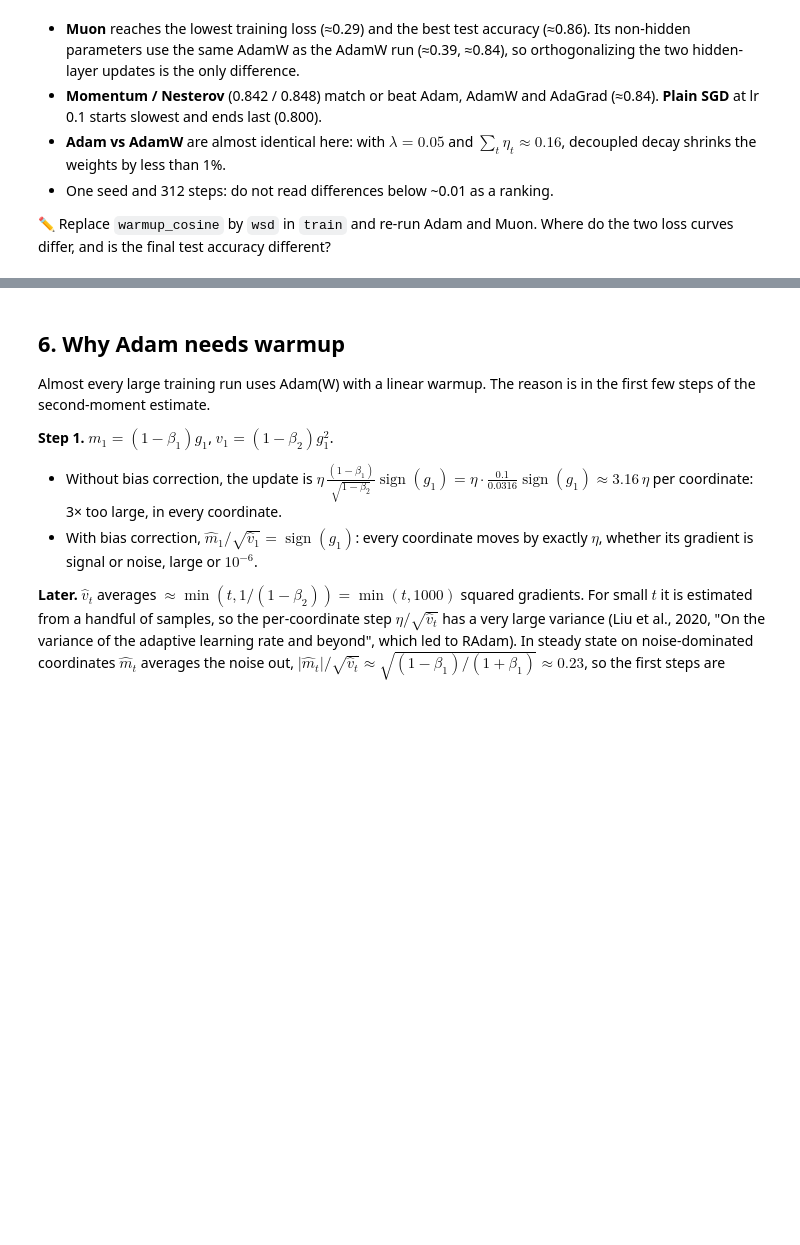
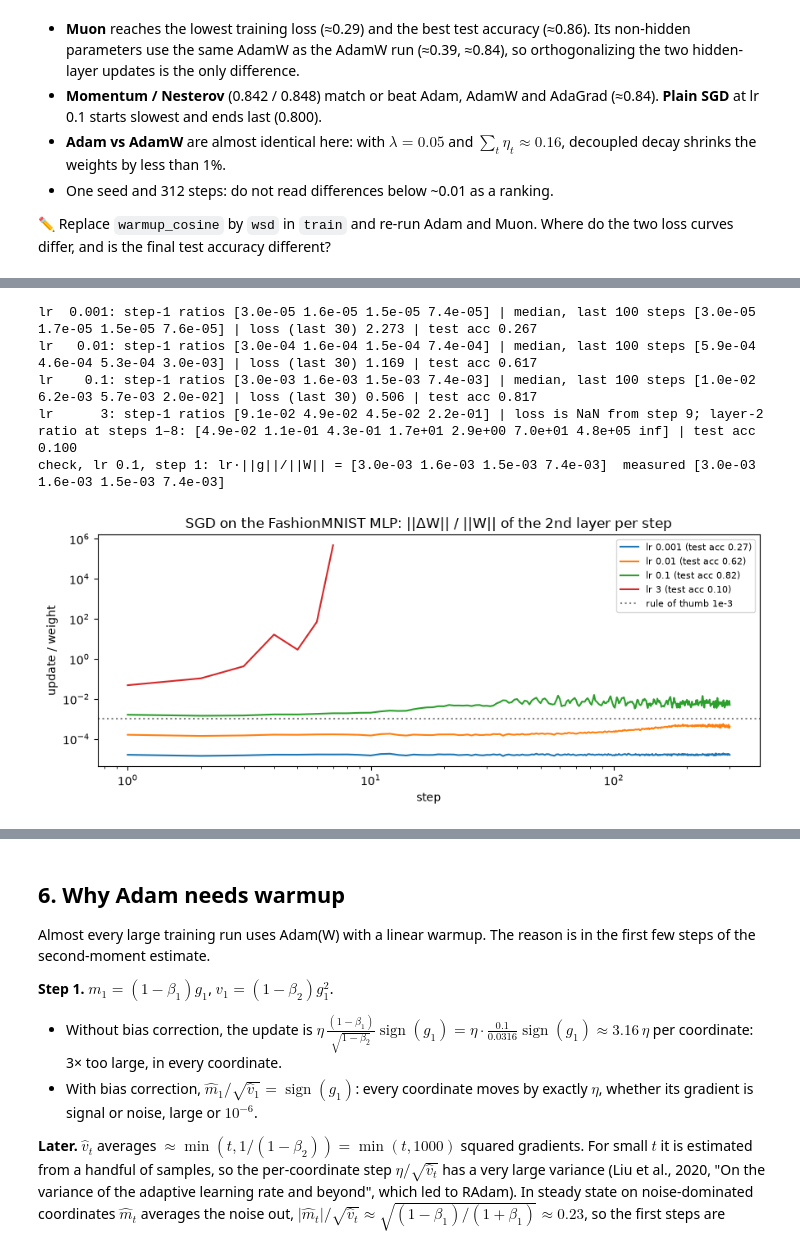
Before and after one commit to idansc/dl-course-2026, a Jupyter notebook: tutorials/solutions/T01b_optimizers.ipynb, the cells around one changed output, grey strips where cells are left out. Saved outputs shown, nothing was run; the diff lists cells and outputs as text; code cells hidden in the pictures; blank space fills up the shorter version.

Commit message:
Practical notes in T01/T01b/T02: reverse-mode cost, initial loss, update ratio, random search, transposed conv, dead ReLUs

```diff
--- a/tutorials/solutions/T01b_optimizers.ipynb
+++ b/tutorials/solutions/T01b_optimizers.ipynb
@@ -611,0 +616,50 @@ plt.tight_layout(); plt.show()
+# %%
+def ratio_run(lr, steps=300, seed=0):
+    torch.manual_seed(seed)
+    net = make_mlp()
+    opt = MySGD(net.parameters(), lr=lr)
+    Ws = [m.weight for m in net if isinstance(m, nn.Linear)]
+    gen, ratios, losses = torch.Generator().manual_seed(seed), [], []
+    for _ in range(steps):
+        bi = torch.randint(0, N_TRAIN, (BS,), generator=gen).to(device)
+        loss = F.cross_entropy(net(Xtr[bi]), ytr[bi])
+        opt.zero_grad(); loss.backward()
+        before = [W.detach().clone() for W in Ws]
+        opt.step()
+        ratios.append([((W.detach() - W0).norm() / W0.norm()).item() for W, W0 in zip(Ws, before)])
+        losses.append(loss.item())
+    with torch.no_grad():
+        acc = (net(Xte).argmax(1) == yte).float().mean().item()
+    return np.array(ratios), np.array(losses), acc
+
+ratio_res = {lr: ratio_run(lr) for lr in [1e-3, 1e-2, 1e-1, 3.0]}
+fmt = {"float": lambda v: f"{v:.1e}"}
+for lr, (r, l, acc) in ratio_res.items():
+    bad = np.flatnonzero(~np.isfinite(l))
+    tail = (f"median, last 100 steps {np.array2string(np.median(r[-100:], 0), formatter=fmt)} | loss (last 30) {np.mean(l[-30:]):.3f}"
+            if len(bad) == 0 else f"loss is NaN from step {bad[0] + 1}; layer-2 ratio at steps 1–{bad[0]}: {np.array2string(r[:bad[0], 1], formatter=fmt)}")
+    print(f"lr {lr:6g}: step-1 ratios {np.array2string(r[0], formatter=fmt)} | {tail} | test acc {acc:.3f}")
+
+# check: plain SGD moves W by exactly −lr·grad, so at step 1 the ratio is lr·||grad||/||W|| (same first batch)
+torch.manual_seed(0); net_c = make_mlp()
+bi = torch.randint(0, N_TRAIN, (BS,), generator=torch.Generator().manual_seed(0)).to(device)
+F.cross_entropy(net_c(Xtr[bi]), ytr[bi]).backward()
+pred = [(0.1 * m.weight.grad.norm() / m.weight.norm()).item() for m in net_c if isinstance(m, nn.Linear)]
+print("check, lr 0.1, step 1: lr·||g||/||W|| =", np.array2string(np.array(pred), formatter=fmt),
+      " measured", np.array2string(ratio_res[0.1][0][0], formatter=fmt))
+assert np.allclose(pred, ratio_res[0.1][0][0], rtol=1e-3)
+
+fig, ax = plt.subplots(figsize=(9, 3.8))
+for i, (lr, (r, l, acc)) in enumerate(ratio_res.items()):
+    ax.plot(np.arange(1, len(r) + 1), r[:, 1], color=f"C{i}", label=f"lr {lr:g} (test acc {acc:.2f})")
+ax.axhline(1e-3, color="gray", ls=":", label="rule of thumb 1e-3")
+ax.set(title="SGD on the FashionMNIST MLP: ||ΔW|| / ||W|| of the 2nd layer per step", xlabel="step", ylabel="update / weight",
+       yscale="log", xscale="log")
+ax.legend(fontsize=8); plt.tight_layout(); plt.show()
+# %% [output]
+lr  0.001: step-1 ratios [3.0e-05 1.6e-05 1.5e-05 7.4e-05] | median, last 100 steps [3.0e-05 1.7e-05 1.5e-05 7.6e-05] | loss (last 30) 2.273 | test acc 0.267
+lr   0.01: step-1 ratios [3.0e-04 1.6e-04 1.5e-04 7.4e-04] | median, last 100 steps [5.9e-04 4.6e-04 5.3e-04 3.0e-03] | loss (last 30) 1.169 | test acc 0.617
+lr    0.1: step-1 ratios [3.0e-03 1.6e-03 1.5e-03 7.4e-03] | median, last 100 steps [1.0e-02 6.2e-03 5.7e-03 2.0e-02] | loss (last 30) 0.506 | test acc 0.817
+lr      3: step-1 ratios [9.1e-02 4.9e-02 4.5e-02 2.2e-01] | loss is NaN from step 9; layer-2 ratio at steps 1–8: [4.9e-02 1.1e-01 4.3e-01 1.7e+01 2.9e+00 7.0e+01 4.8e+05 inf] | test acc 0.100
+check, lr 0.1, step 1: lr·||g||/||W|| = [3.0e-03 1.6e-03 1.5e-03 7.4e-03]  measured [3.0e-03 1.6e-03 1.5e-03 7.4e-03]
+[figure, added]
```
Also changed, not shown: parts of 6 cells of this notebook, 11 other files.
